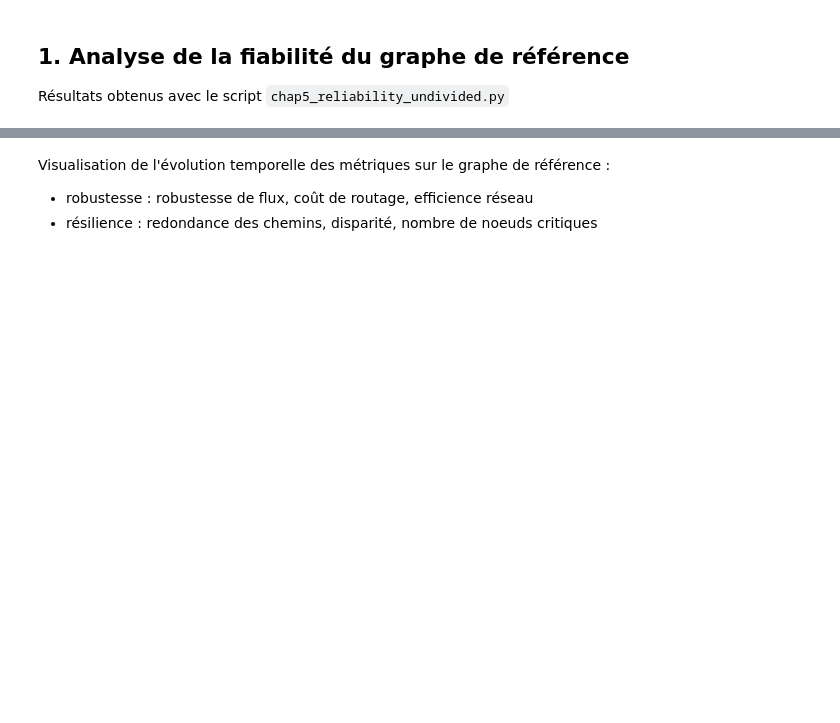
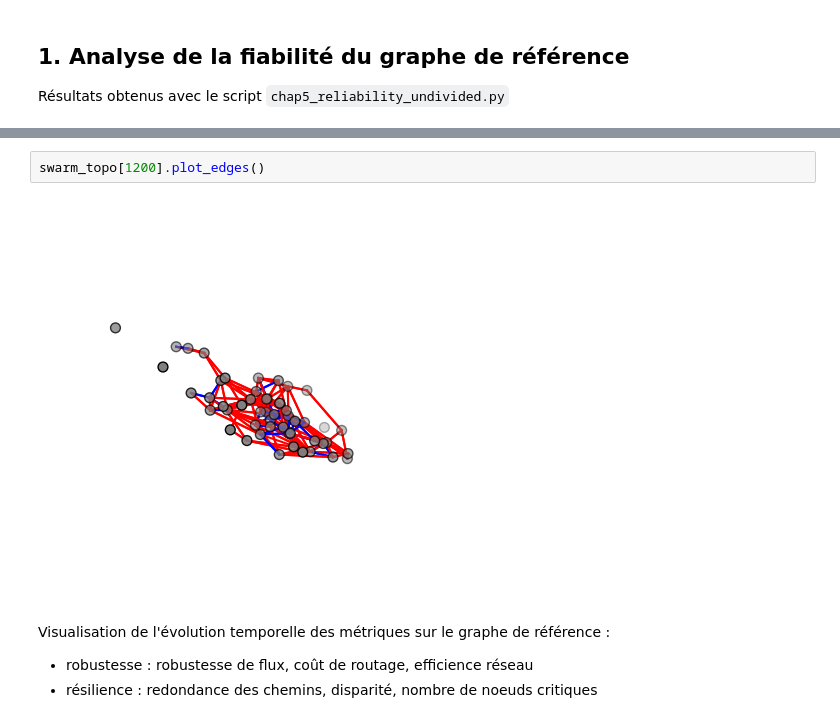
Before and after one commit to eakopyan/SwarmPy_Simulator, a Jupyter notebook: longterm_analysis/03_reliability.ipynb, the cells around one changed output, grey strips where cells are left out. Drawn from its saved outputs; the diff is of its cells as text; blank space fills up the shorter version.

```diff
--- a/longterm_analysis/03_reliability.ipynb
+++ b/longterm_analysis/03_reliability.ipynb
@@ -92,3 +109,7 @@ FileNotFoundError: [Errno 2] No such file or directory: '..\\..\\data\\v10-swarm
+# %%
+swarm_topo[1200].plot_edges()
+# %% [output]
+[figure, added]
 # %% [markdown]
 Visualisation de l'évolution temporelle des métriques sur le graphe de référence :
  * robustesse : robustesse de flux, coût de routage, efficience réseau
```
Also changed, not shown: parts of 3 cells of this notebook, 4 other files.
